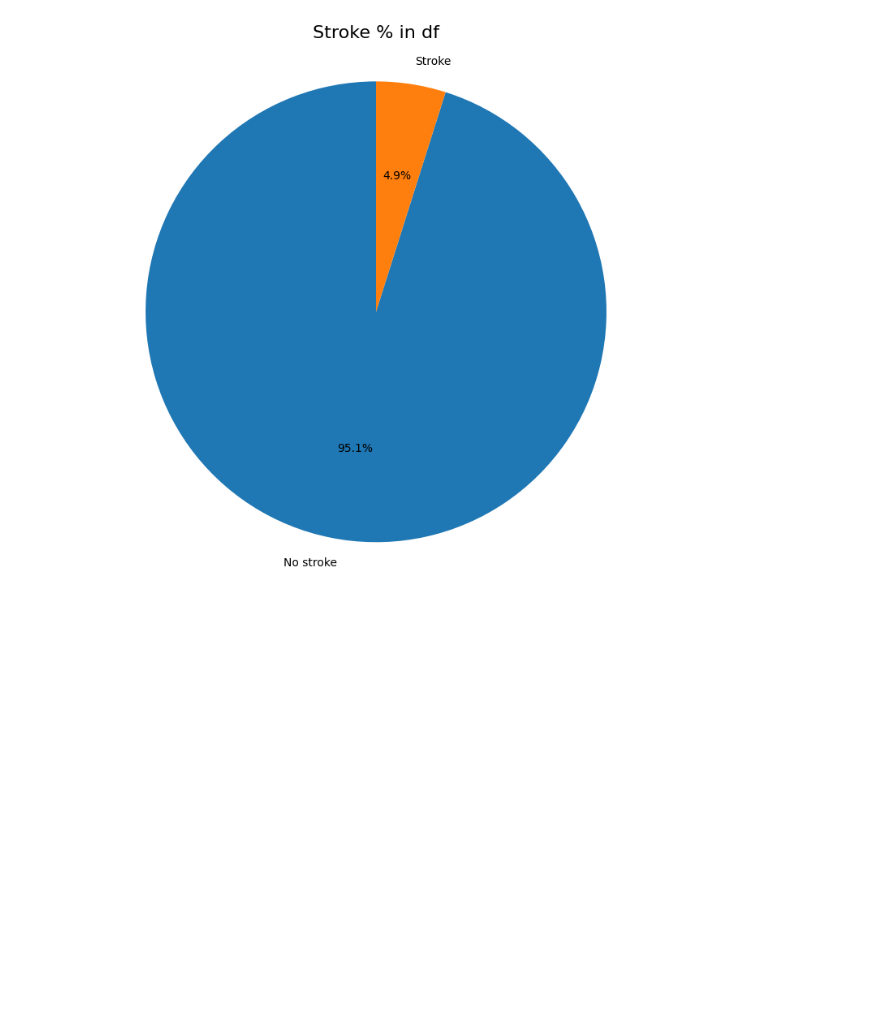
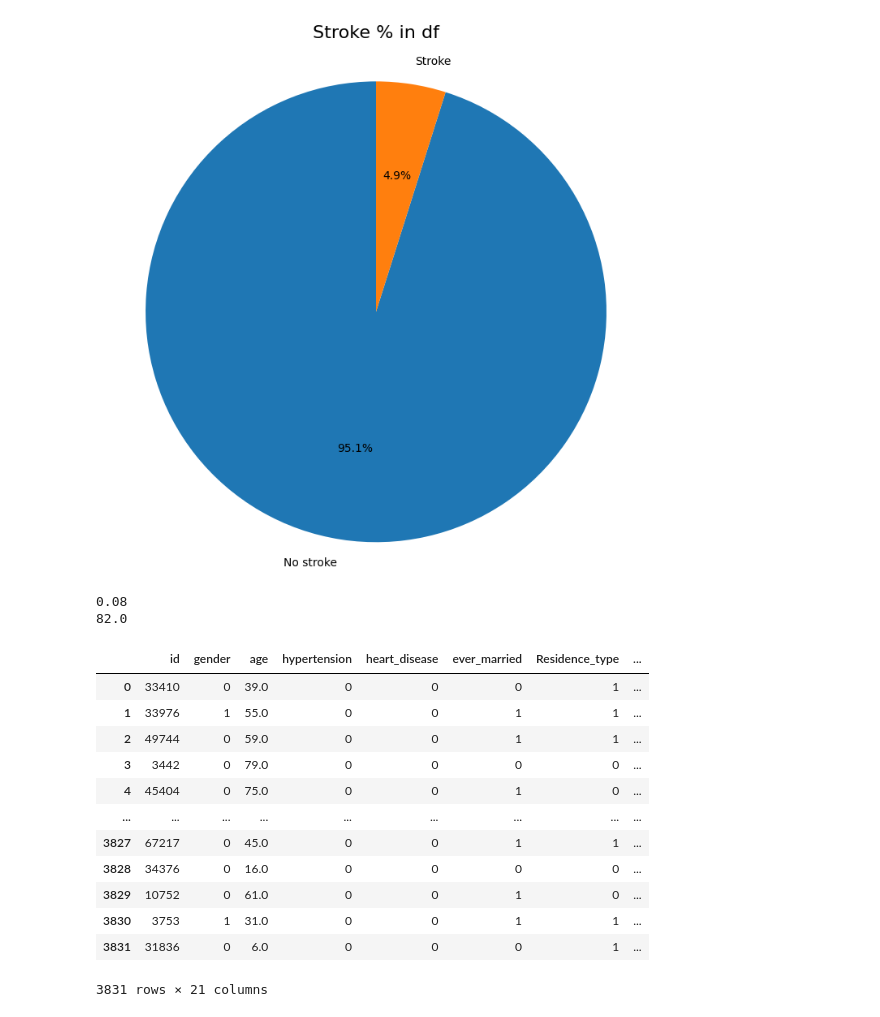
Before and after one commit to ML-engineering-Freelancerroma/healthcare-stroke, a Jupyter notebook: feat_prepare.ipynb, the cells around one changed output. Drawn from its saved outputs; the diff is of its cells as text; code cells hidden in the pictures; blank space fills up the shorter version.

```diff
--- a/feat_prepare.ipynb
+++ b/feat_prepare.ipynb
@@ -116,7 +116,13 @@ Govt_job          491
 Never_worked       13
 Name: count, dtype: int64
 # %%
-df = pd.get_dummies(df, columns=['work_type'], prefix='work', drop_first=True, dtype=int)
+df = pd.get_dummies(
+    df,
+    columns=['work_type'],
+    prefix='work',
+    drop_first=True,
+    dtype=int
+)
 # %%
 df['Residence_type'] = (df['Residence_type']=='Urban').astype(int)
 # %%
@@ -136,6 +142,8 @@ df = pd.get_dummies(
     drop_first=False,
     dtype=int
 )
+
+df = df.drop('smoke_never smoked', axis=1)
 # %%
 df.info()
 # %% [output]
@@ -267,3 +275,28 @@ plt.tight_layout()
 plt.show()
 # %% [output]
 [figure]
+# %%
+print(df['age'].min())
+print(df['age'].max())
+# %% [output]
+0.08
+82.0
+# %%
+df['age_old'] = (df['age'] >= 50).astype(int)
+df['age_child'] = (df['age'] < 18).astype(int)
+# %%
+df
+# %% [output]
+|  | id | gender | age | hypertension | heart_disease | ever_married | Residence_type | ... |
+| 0 | 33410 | 0 | 39.0 | 0 | 0 | 0 | 1 | ... |
+| 1 | 33976 | 1 | 55.0 | 0 | 0 | 1 | 1 | ... |
+| 2 | 49744 | 0 | 59.0 | 0 | 0 | 1 | 1 | ... |
+| 3 | 3442 | 0 | 79.0 | 0 | 0 | 0 | 0 | ... |
+| 4 | 45404 | 0 | 75.0 | 0 | 0 | 1 | 0 | ... |
+| ... | ... | ... | ... | ... | ... | ... | ... | ... |
+| 3827 | 67217 | 0 | 45.0 | 0 | 0 | 1 | 1 | ... |
+| 3828 | 34376 | 0 | 16.0 | 0 | 0 | 0 | 0 | ... |
+| 3829 | 10752 | 0 | 61.0 | 0 | 0 | 1 | 0 | ... |
+| 3830 | 3753 | 1 | 31.0 | 0 | 0 | 1 | 1 | ... |
+| 3831 | 31836 | 0 | 6.0 | 0 | 0 | 0 | 1 | ... |
+3831 rows × 21 columns
```
